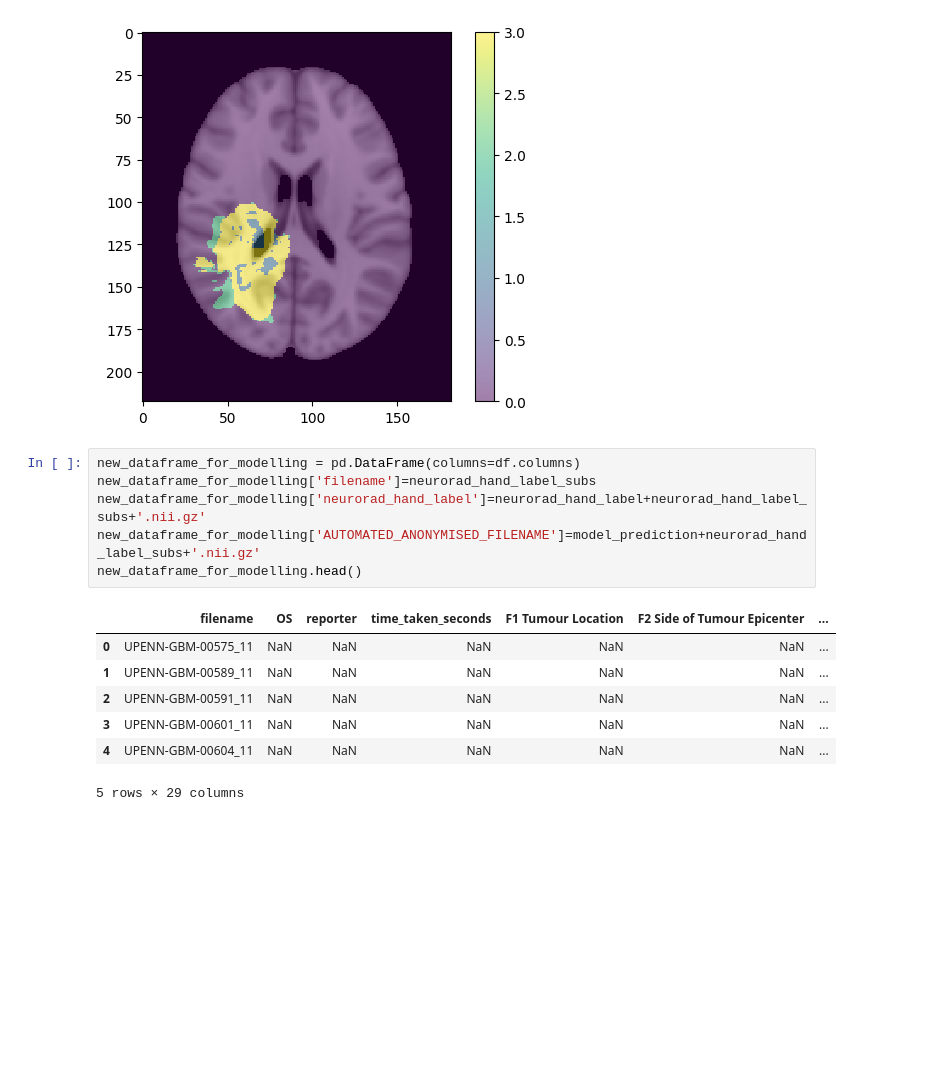
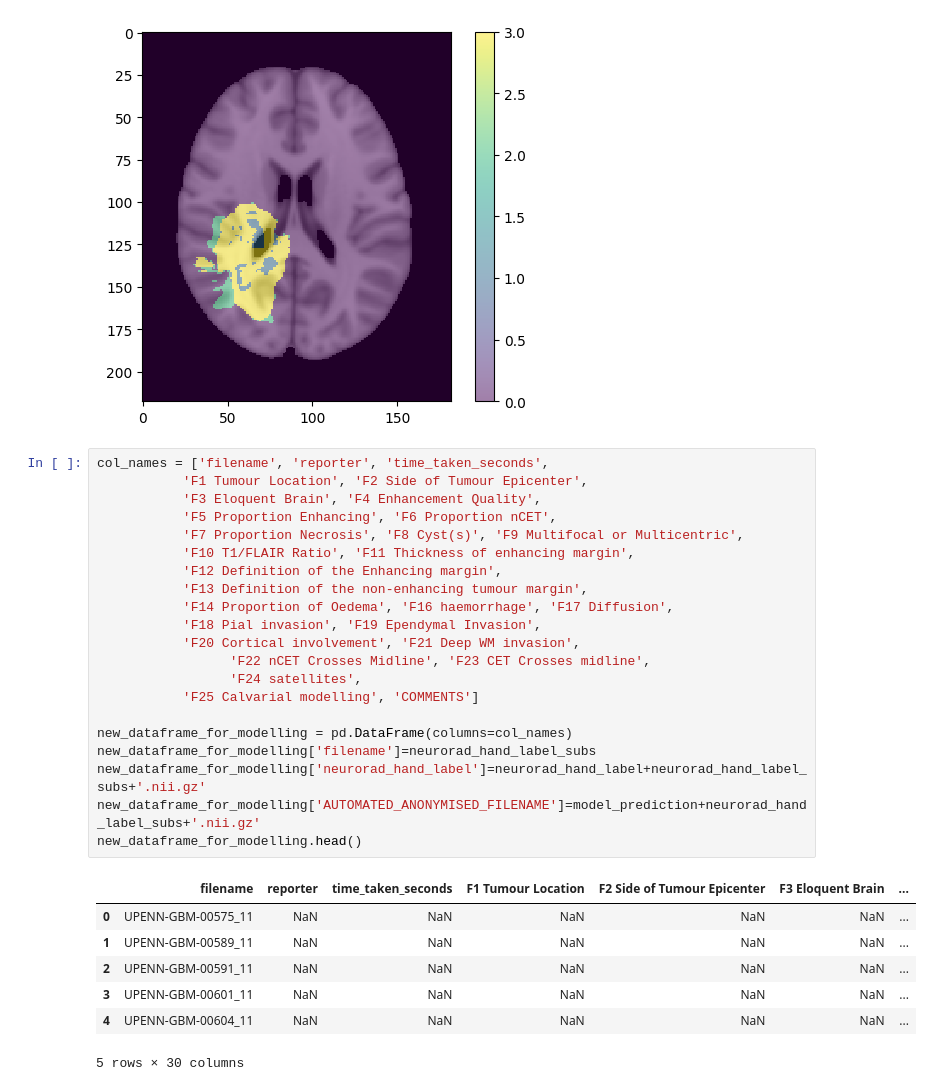
Before and after one commit to jamesruffle/vasari-auto, a Jupyter notebook: vasari-article-validation.ipynb, the cells around one changed output. Saved outputs shown, nothing was run; the diff lists cells and outputs as text; blank space fills up the shorter version.

```diff
--- a/vasari-article-validation.ipynb
+++ b/vasari-article-validation.ipynb
@@ -199,18 +184,33 @@ plt.show()
 # oedema = 2 (green bit)
 # %% [output]
 [figure]
-# %%
-new_dataframe_for_modelling = pd.DataFrame(columns=df.columns)
-new_dataframe_for_modelling['filename']=neurorad_hand_label_subs
-new_dataframe_for_modelling['neurorad_hand_label']=neurorad_hand_label+neurorad_hand_label_subs+'.nii.gz'
-new_dataframe_for_modelling['AUTOMATED_ANONYMISED_FILENAME']=model_prediction+neurorad_hand_label_subs+'.nii.gz'
-new_dataframe_for_modelling.head()
-# %% [output]
-|  | filename | OS | reporter | time_taken_seconds | F1 Tumour Location | F2 Side of Tumour Epicenter | ... |
-| 0 | UPENN-GBM-00575_11 | NaN | NaN | NaN | NaN | NaN | ... |
-| 1 | UPENN-GBM-00589_11 | NaN | NaN | NaN | NaN | NaN | ... |
-| 2 | UPENN-GBM-00591_11 | NaN | NaN | NaN | NaN | NaN | ... |
-| 3 | UPENN-GBM-00601_11 | NaN | NaN | NaN | NaN | NaN | ... |
-| 4 | UPENN-GBM-00604_11 | NaN | NaN | NaN | NaN | NaN | ... |
-5 rows × 29 columns
+# %%
+col_names = ['filename', 'reporter', 'time_taken_seconds',
+           'F1 Tumour Location', 'F2 Side of Tumour Epicenter',
+           'F3 Eloquent Brain', 'F4 Enhancement Quality',
+           'F5 Proportion Enhancing', 'F6 Proportion nCET',
+           'F7 Proportion Necrosis', 'F8 Cyst(s)', 'F9 Multifocal or Multicentric',
+           'F10 T1/FLAIR Ratio', 'F11 Thickness of enhancing margin',
+           'F12 Definition of the Enhancing margin',
+           'F13 Definition of the non-enhancing tumour margin',
+           'F14 Proportion of Oedema', 'F16 haemorrhage', 'F17 Diffusion',
+           'F18 Pial invasion', 'F19 Ependymal Invasion',
+           'F20 Cortical involvement', 'F21 Deep WM invasion',
+                 'F22 nCET Crosses Midline', 'F23 CET Crosses midline',
+                 'F24 satellites',
+           'F25 Calvarial modelling', 'COMMENTS']
+
+new_dataframe_for_modelling = pd.DataFrame(columns=col_names)
+new_dataframe_for_modelling['filename']=neurorad_hand_label_subs
+new_dataframe_for_modelling['neurorad_hand_label']=neurorad_hand_label+neurorad_hand_label_subs+'.nii.gz'
+new_dataframe_for_modelling['AUTOMATED_ANONYMISED_FILENAME']=model_prediction+neurorad_hand_label_subs+'.nii.gz'
+new_dataframe_for_modelling.head()
+# %% [output]
+|  | filename | reporter | time_taken_seconds | F1 Tumour Location | F2 Side of Tumour Epicenter | F3 Eloquent Brain | ... |
+| 0 | UPENN-GBM-00575_11 | NaN | NaN | NaN | NaN | NaN | ... |
+| 1 | UPENN-GBM-00589_11 | NaN | NaN | NaN | NaN | NaN | ... |
+| 2 | UPENN-GBM-00591_11 | NaN | NaN | NaN | NaN | NaN | ... |
+| 3 | UPENN-GBM-00601_11 | NaN | NaN | NaN | NaN | NaN | ... |
+| 4 | UPENN-GBM-00604_11 | NaN | NaN | NaN | NaN | NaN | ... |
+5 rows × 30 columns
 # %%
```
Also changed, not shown: parts of 19 cells of this notebook.
